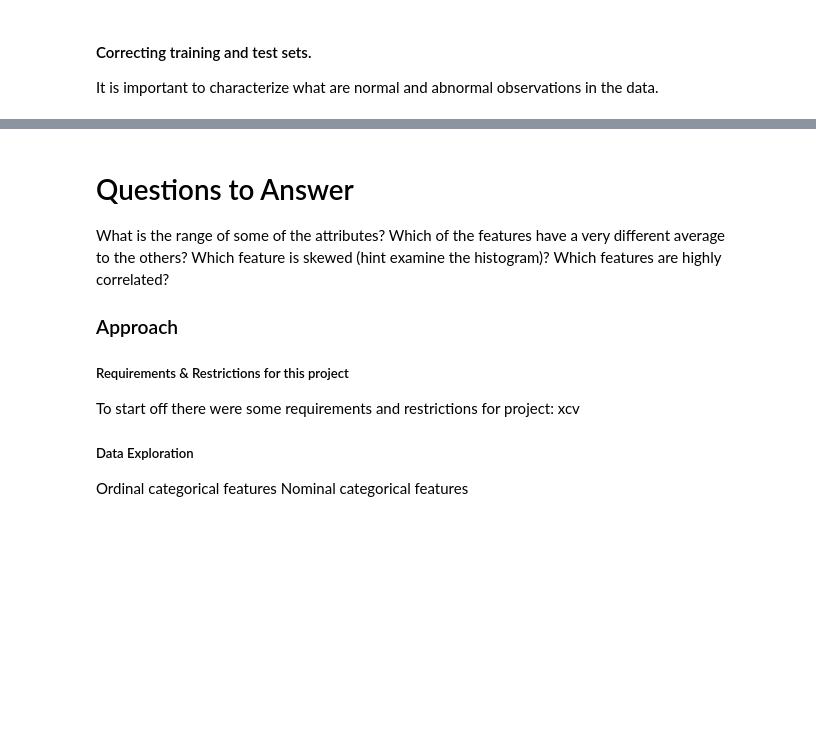
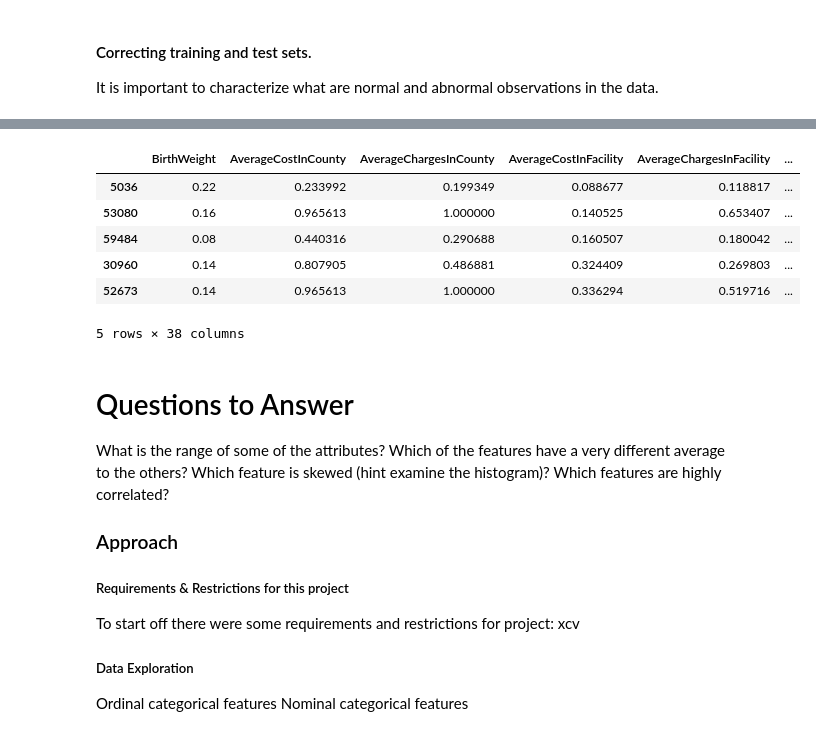
Before and after one commit to Luke-Mason/ML-A1, a Jupyter notebook: Assignment-1.ipynb, the cells around one changed output, grey strips where cells are left out. Cells and saved outputs as stored; diff of their text form; code cells hidden in the pictures; blank space fills up the shorter version.

```diff
--- a/Assignment-1.ipynb
+++ b/Assignment-1.ipynb
@@ -181,3 +201,13 @@ hist_plot("APRSeverityOfIllnessCode - Test Set", [patients_X_test["APRSeverityOf
+# %%
+patients_x_test_scaled.head()
+# %% [output]
+|  | BirthWeight | AverageCostInCounty | AverageChargesInCounty | AverageCostInFacility | AverageChargesInFacility | ... |
+| 5036 | 0.22 | 0.233992 | 0.199349 | 0.088677 | 0.118817 | ... |
+| 53080 | 0.16 | 0.965613 | 1.000000 | 0.140525 | 0.653407 | ... |
+| 59484 | 0.08 | 0.440316 | 0.290688 | 0.160507 | 0.180042 | ... |
+| 30960 | 0.14 | 0.807905 | 0.486881 | 0.324409 | 0.269803 | ... |
+| 52673 | 0.14 | 0.965613 | 1.000000 | 0.336294 | 0.519716 | ... |
+5 rows × 38 columns
 # %% [markdown]
 # Questions to Answer
 What is the range of some of the attributes?
```
Also changed, not shown: parts of 6 cells of this notebook.
